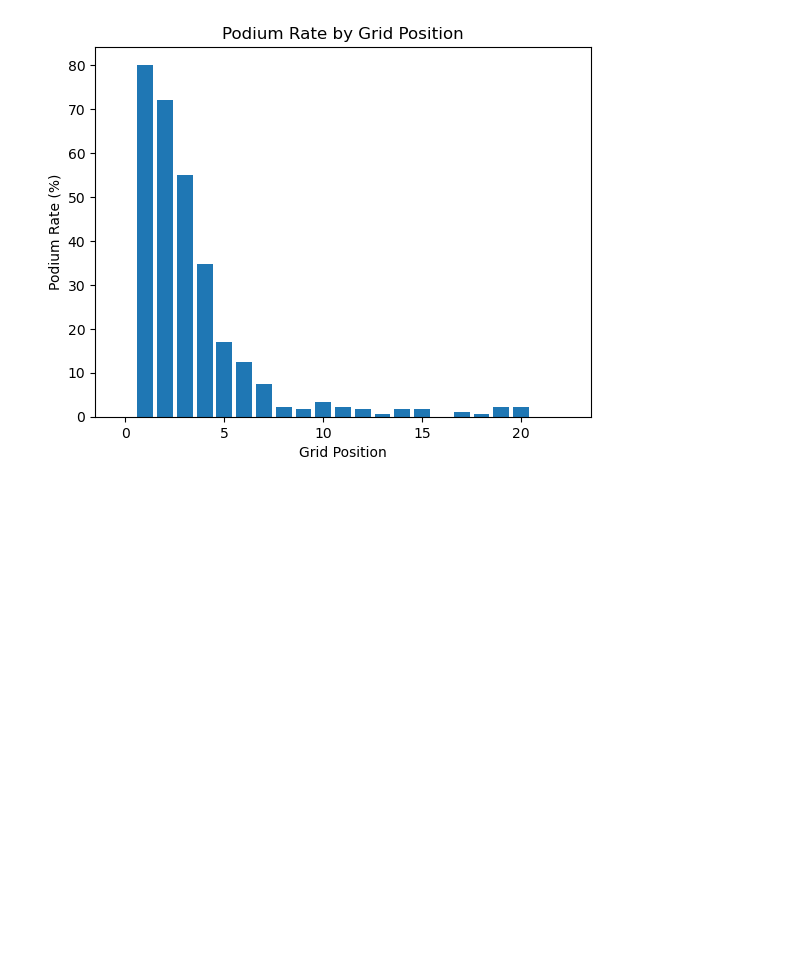
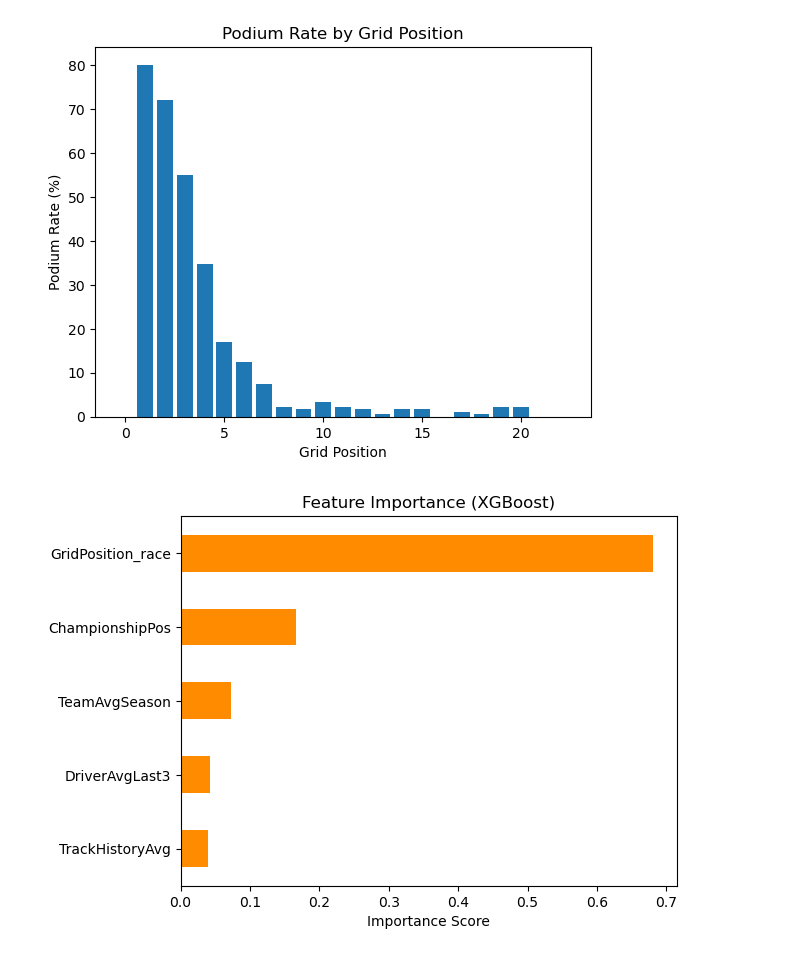
Before and after one commit to Rishit1606/F1_Podium_prediction, a Jupyter notebook: analytics.ipynb, the cells around one changed output. Drawn from its saved outputs; the diff is of its cells as text; code cells hidden in the pictures; blank space fills up the shorter version.

Commit message:
Add feature importance plot

```diff
--- a/analytics.ipynb
+++ b/analytics.ipynb
@@ -24,3 +24,15 @@ plt.title('Podium Rate by Grid Position')
 plt.show()
 # %% [output]
 [figure]
+# %%
+# Series will turn a regular list to labeled list
+# feature importance tells us how important each feature is in the model as percentage
+importances = pd.Series(model.feature_importances_, index=feature_columns).sort_values()
+
+plt.figure()
+importances.plot(kind='barh', color='darkorange')
+plt.xlabel('Importance Score')
+plt.title('Feature Importance (XGBoost)')
+plt.show()
+# %% [output]
+[figure, added]
```
